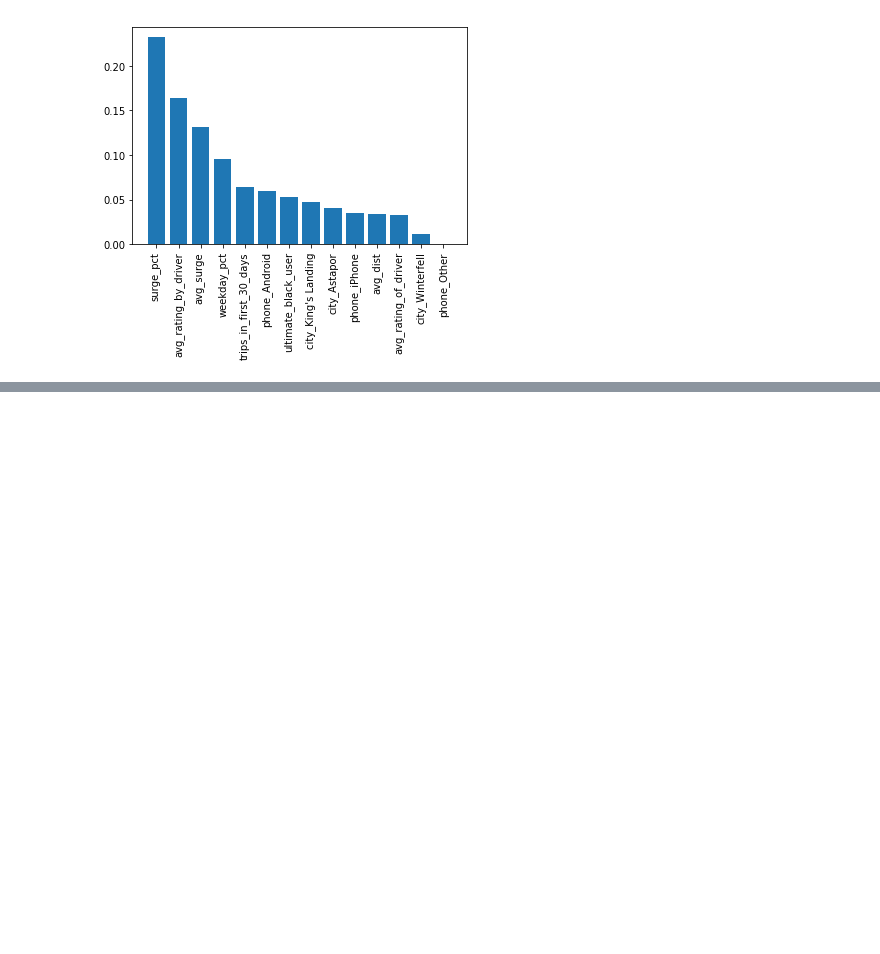
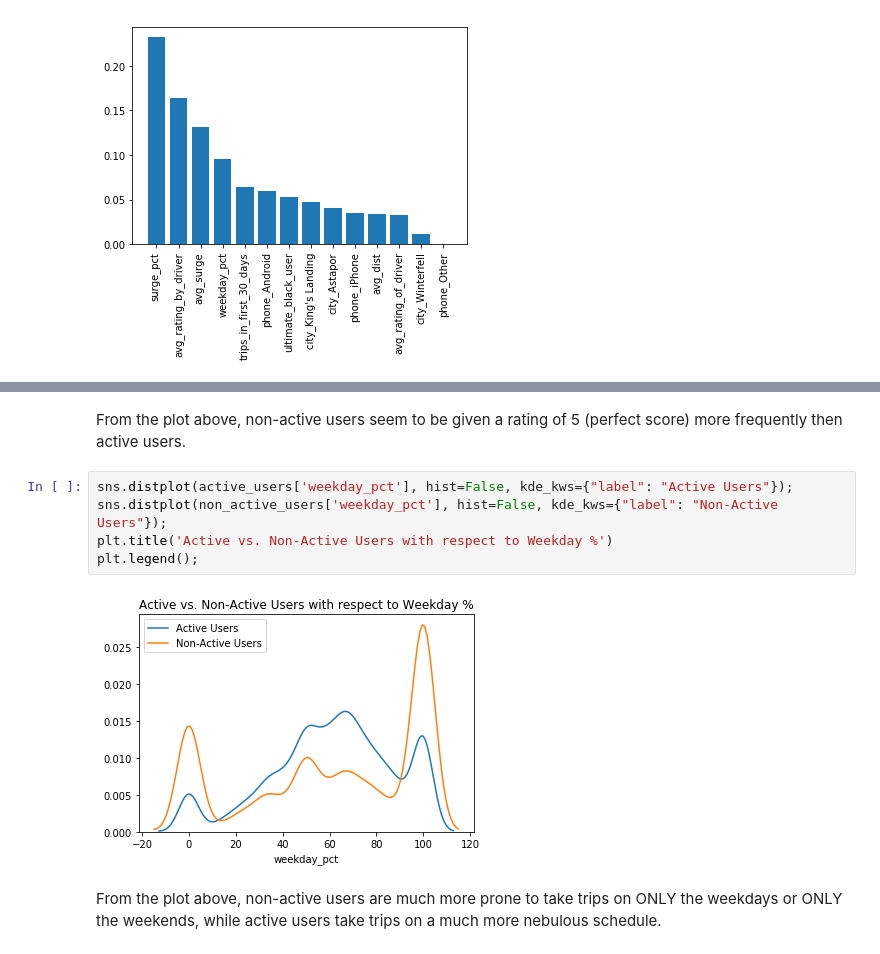
Before and after one commit to Fryman93/SprungBoard, a Jupyter notebook: Take Home_Ultimate/ultimate_challenge/Ultimate Challenge.ipynb, the cells around one changed output, grey strips where cells are left out. Drawn from its saved outputs; the diff is of its cells as text; blank space fills up the shorter version.

```diff
--- a/Take Home_Ultimate/ultimate_challenge/Ultimate Challenge.ipynb
+++ b/Take Home_Ultimate/ultimate_challenge/Ultimate Challenge.ipynb
@@ -545,0 +543,11 @@ display(df_ultimate['weekday_pct'].corr(df_ultimate['active']))
+# %% [markdown]
+From the plot above, non-active users seem to be given a rating of 5 (perfect score) more frequently then active users.
+# %%
+sns.distplot(active_users['weekday_pct'], hist=False, kde_kws={"label": "Active Users"});
+sns.distplot(non_active_users['weekday_pct'], hist=False, kde_kws={"label": "Non-Active Users"});
+plt.title('Active vs. Non-Active Users with respect to Weekday %')
+plt.legend();
+# %% [output]
+[figure, added]
+# %% [markdown]
+From the plot above, non-active users are much more prone to take trips on ONLY the weekdays or ONLY the weekends, while active users take trips on a much more nebulous schedule.
```
Also changed, not shown: parts of 12 cells of this notebook.
